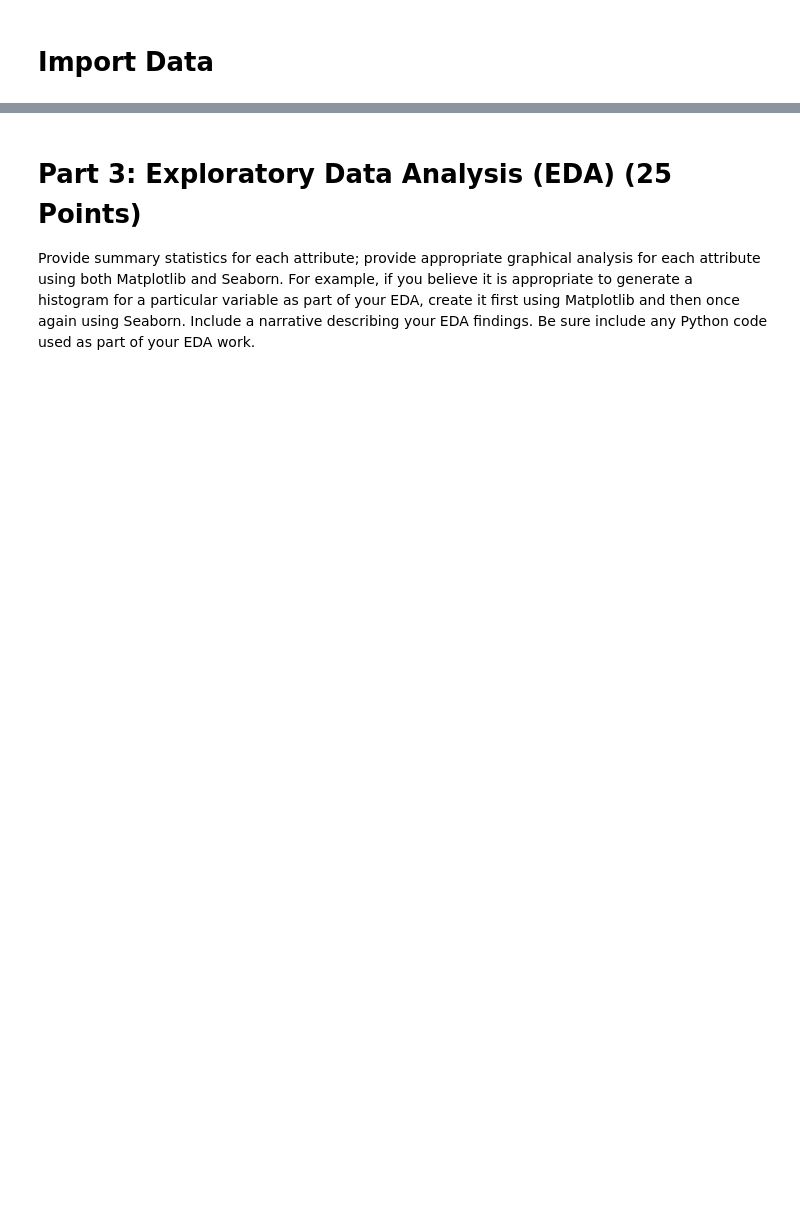
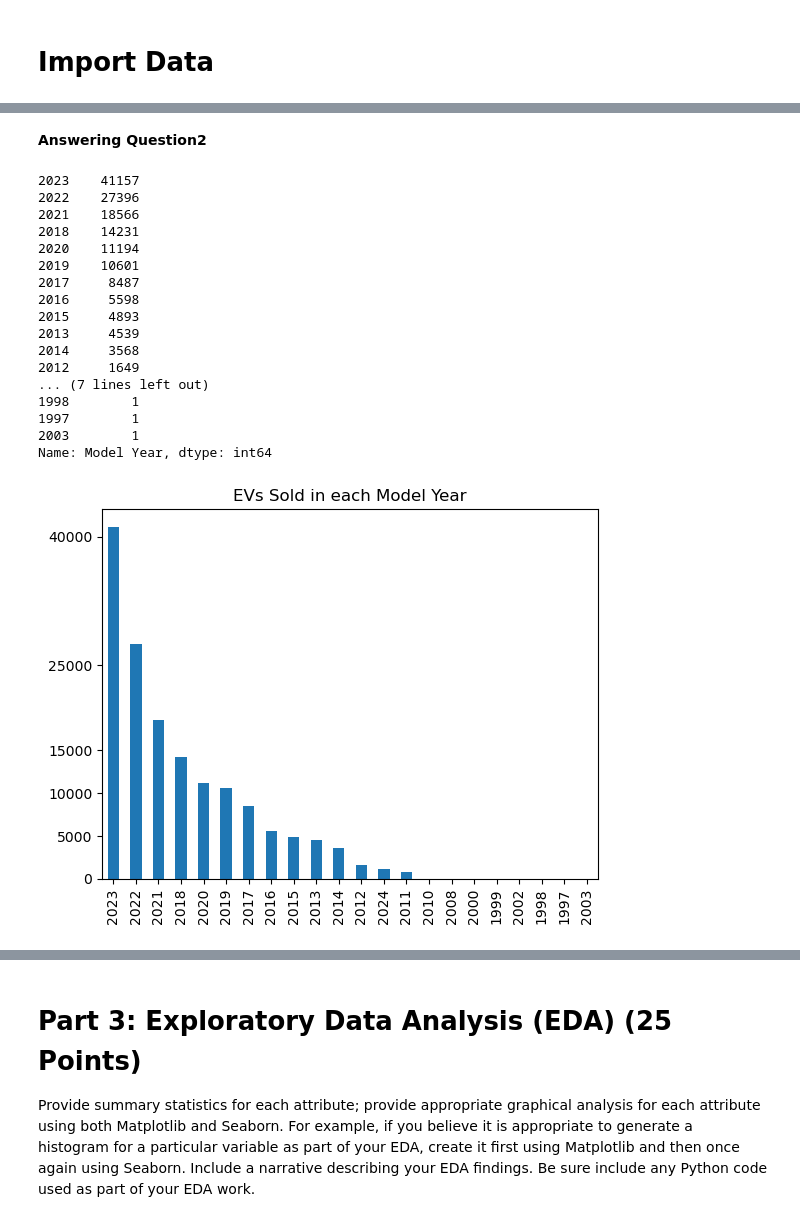
Before and after one commit to sukumar0919/Project-1-M6-, a Jupyter notebook: Project 1 (M6).ipynb, the cells around one changed output, grey strips where cells are left out. Drawn from its saved outputs; the diff is of its cells as text; code cells hidden in the pictures; blank space fills up the shorter version.

```diff
--- a/Project 1 (M6).ipynb
+++ b/Project 1 (M6).ipynb
@@ -6,0 +46,28 @@ import matplotlib.pyplot as plt
+# %% [markdown]
+**Answering Question2**
+# %%
+from evpd4 import Solution_4
+import pandas as pd
+df1 = pd.read_csv('../Electric_Vehicle_Population_Data.csv')
+obj=Solution_4(df1)
+# %%
+obj.task2()
+# %% [output]
+2023    41157
+2022    27396
+2021    18566
+2018    14231
+2020    11194
+2019    10601
+2017     8487
+2016     5598
+2015     4893
+2013     4539
+2014     3568
+2012     1649
+... (7 lines left out)
+1998        1
+1997        1
+2003        1
+Name: Model Year, dtype: int64
+[figure, added]
```
Also changed, not shown: parts of 25 cells of this notebook, 3 other files.
